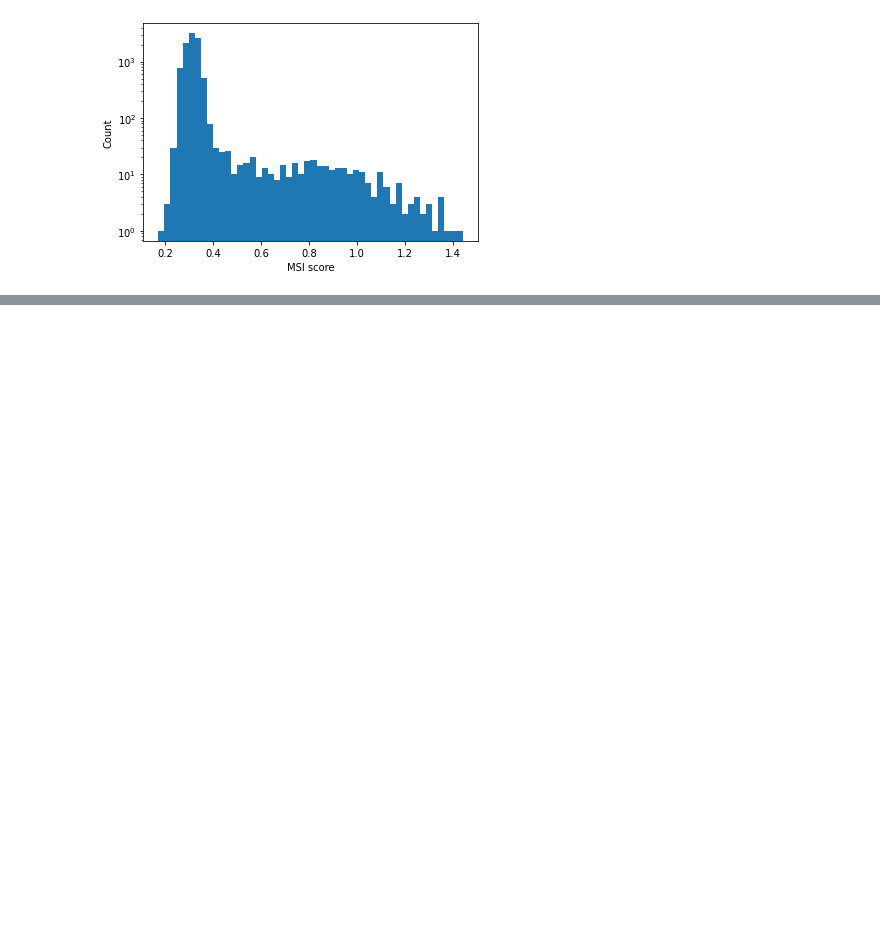
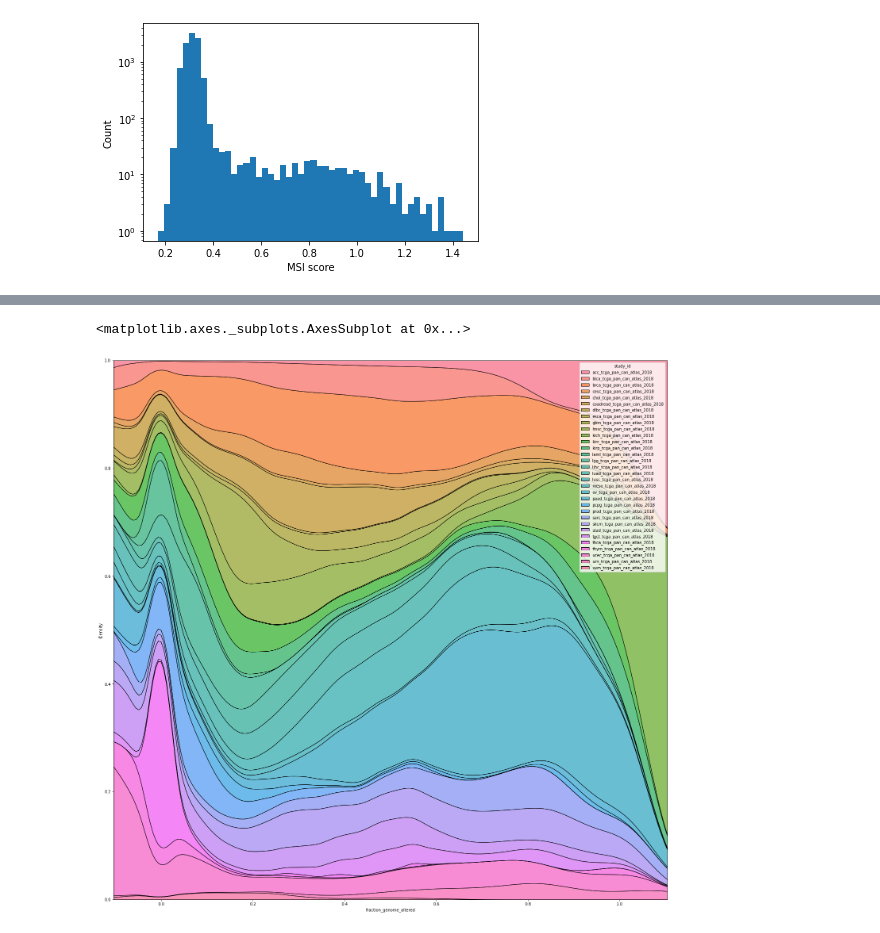
Before and after one commit to aauker/workbench, a Jupyter notebook: python/recipes/fetch_msi_pancan.ipynb, the cells around one changed output, grey strips where cells are left out. Cells and saved outputs as stored; diff of their text form; code cells hidden in the pictures; blank space fills up the shorter version.

Commit message:
cool msi and fraction genome altered hackathon

```diff
--- a/python/recipes/fetch_msi_pancan.ipynb
+++ b/python/recipes/fetch_msi_pancan.ipynb
@@ -86,0 +123,18 @@ plt.show()
+# %%
+payload = {
+    'attributeIds': ["FRACTION_GENOME_ALTERED"],
+    'identifiers': entity_study_mapping
+}
+RES_FRACTION_GENOME_ALTERED = cbioportal.Clinical_Data.fetchClinicalDataUsingPOST(clinicalDataMultiStudyFilter=payload).result()
+fga_list = [[x.patientId, x.studyId, float(x.value)] for x in RES_FRACTION_GENOME_ALTERED]
+
+
+df_fga = pd.DataFrame(fga_list, columns=['patient_id', 'study_id', 'fraction_genome_altered'])
+# %%
+
+fig, ax = pyplot.subplots(figsize=(25,25))
+# sns.histplot(data=df, x="msi_score_mantis", hue="study_id", element="step",multiple="stack",log_scale=True,kde=True)
+sns.kdeplot(data=df_fga, x="fraction_genome_altered", hue="study_id", common_norm=True,  multiple="fill")
+# %% [output]
+<matplotlib.axes._subplots.AxesSubplot at 0x...>
+[figure, added]
```
Also changed, not shown: parts of 5 cells of this notebook.
